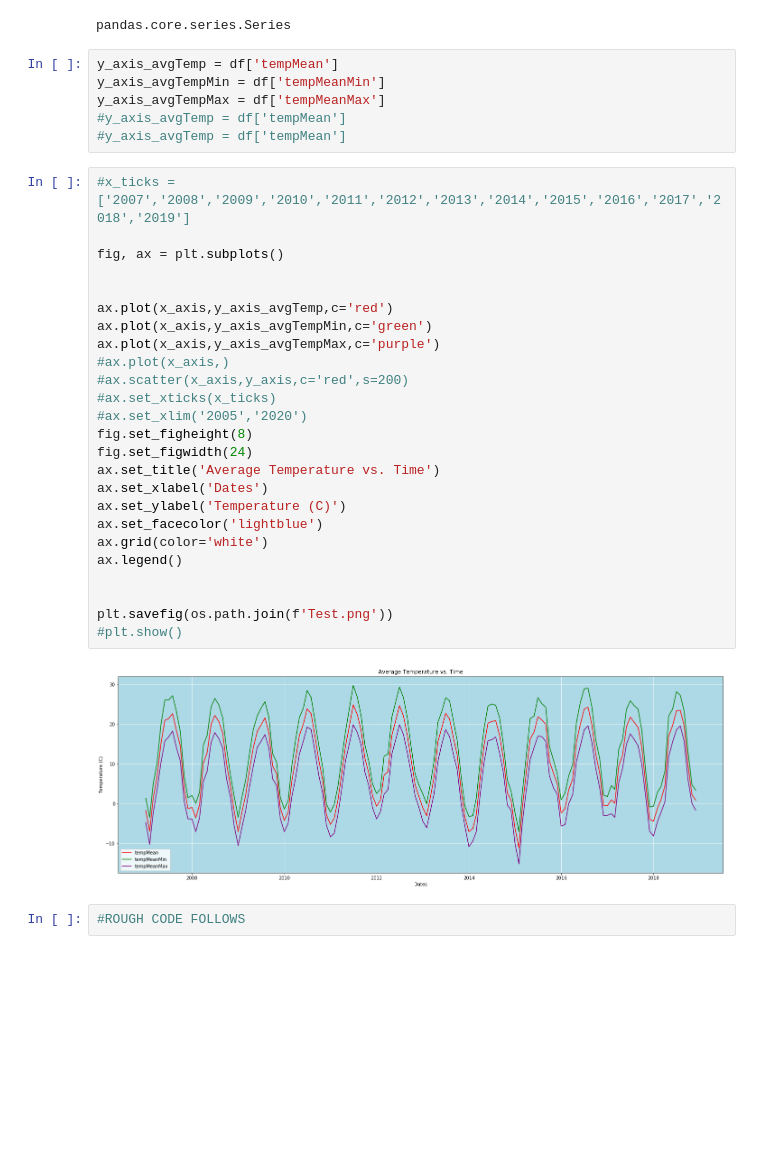
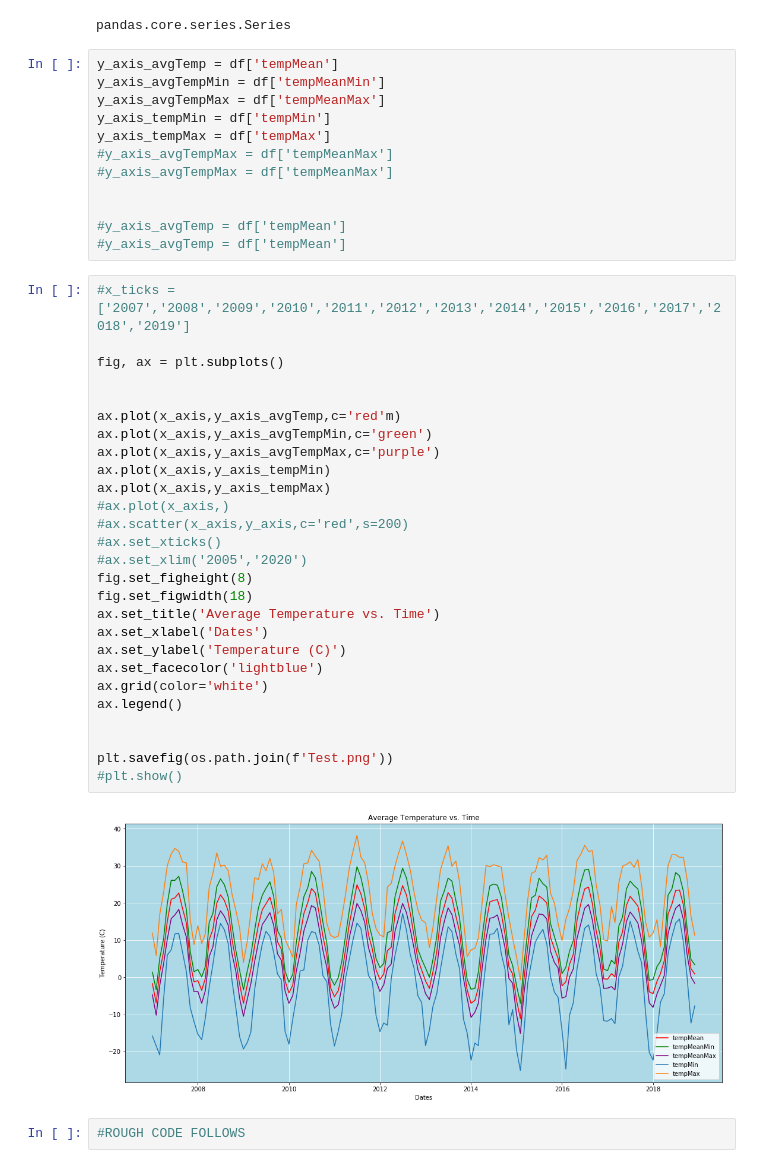
Before and after one commit to jnnhuynh-web/Project-1, a Jupyter notebook: Meteostat/Meteostat Data Grab.ipynb, the cells around one changed output. Saved outputs shown, nothing was run; the diff lists cells and outputs as text; blank space fills up the shorter version.

Commit message:
added two more plots|changed ls|added marker
playing with plot

```diff
--- a/Meteostat/Meteostat Data Grab.ipynb
+++ b/Meteostat/Meteostat Data Grab.ipynb
@@ -153,35 +153,43 @@ pandas.core.series.Series
 y_axis_avgTemp = df['tempMean']
 y_axis_avgTempMin = df['tempMeanMin']
 y_axis_avgTempMax = df['tempMeanMax']
+y_axis_tempMin = df['tempMin']
+y_axis_tempMax = df['tempMax']
+#y_axis_avgTempMax = df['tempMeanMax']
+#y_axis_avgTempMax = df['tempMeanMax']
+
+
 #y_axis_avgTemp = df['tempMean']
 #y_axis_avgTemp = df['tempMean']
 # %%
 #x_ticks =['2007','2008','2009','2010','2011','2012','2013','2014','2015','2016','2017','2018','2019']
 
 fig, ax = plt.subplots()
 
 
-ax.plot(x_axis,y_axis_avgTemp,c='red')
+ax.plot(x_axis,y_axis_avgTemp,c='red'm)
 ax.plot(x_axis,y_axis_avgTempMin,c='green')
 ax.plot(x_axis,y_axis_avgTempMax,c='purple')
+ax.plot(x_axis,y_axis_tempMin)
+ax.plot(x_axis,y_axis_tempMax)
 #ax.plot(x_axis,)
 #ax.scatter(x_axis,y_axis,c='red',s=200)
-#ax.set_xticks(x_ticks)
+#ax.set_xticks()
 #ax.set_xlim('2005','2020')
 fig.set_figheight(8)
-fig.set_figwidth(24)
+fig.set_figwidth(18)
 ax.set_title('Average Temperature vs. Time')
 ax.set_xlabel('Dates')
 ax.set_ylabel('Temperature (C)')
 ax.set_facecolor('lightblue')
 ax.grid(color='white')
 ax.legend()
 
 
 plt.savefig(os.path.join(f'Test.png'))
 #plt.show()
 # %% [output]
-[figure, old version]
+[figure, new version]
 # %%
 #ROUGH CODE FOLLOWS
 # %%
```
Also changed, not shown: 1 other file.
